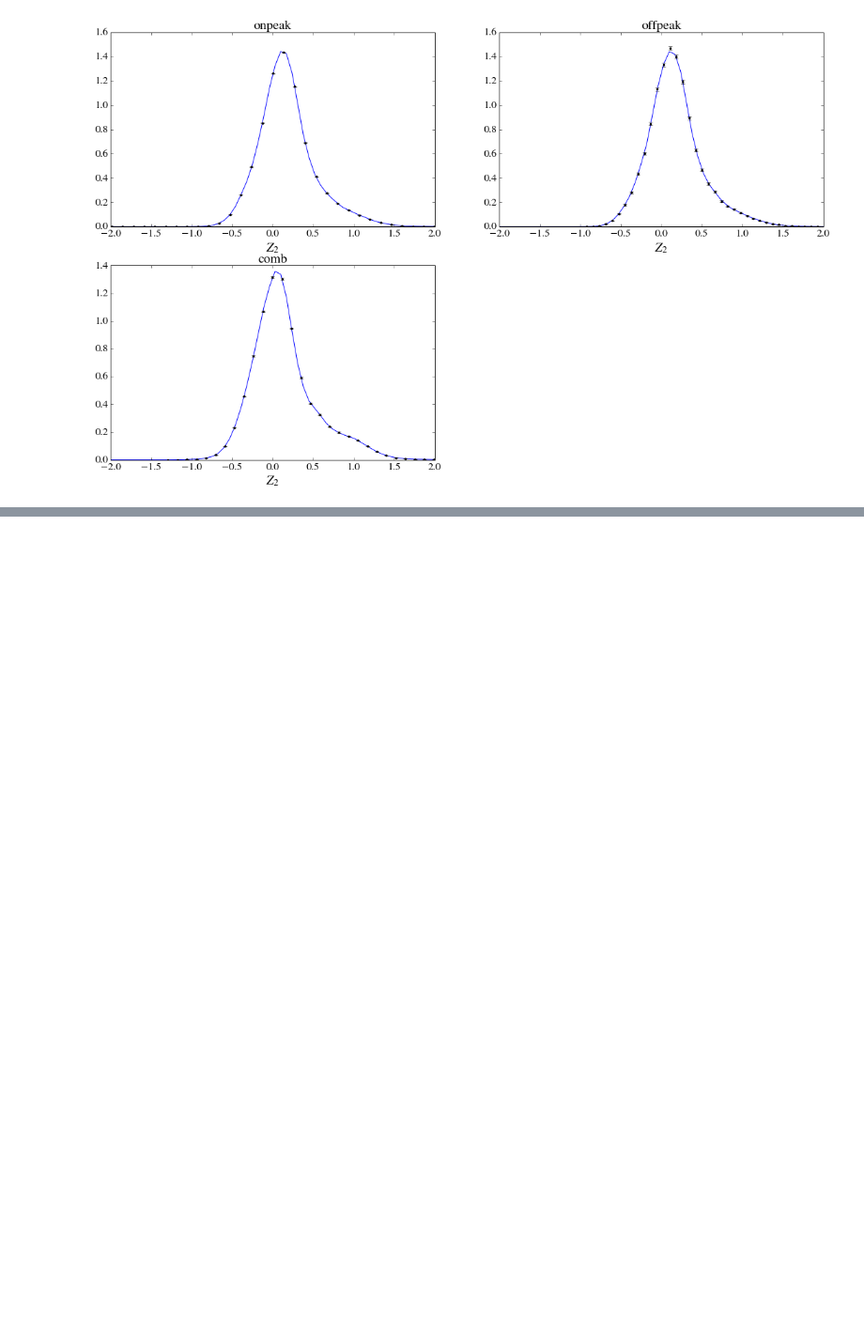
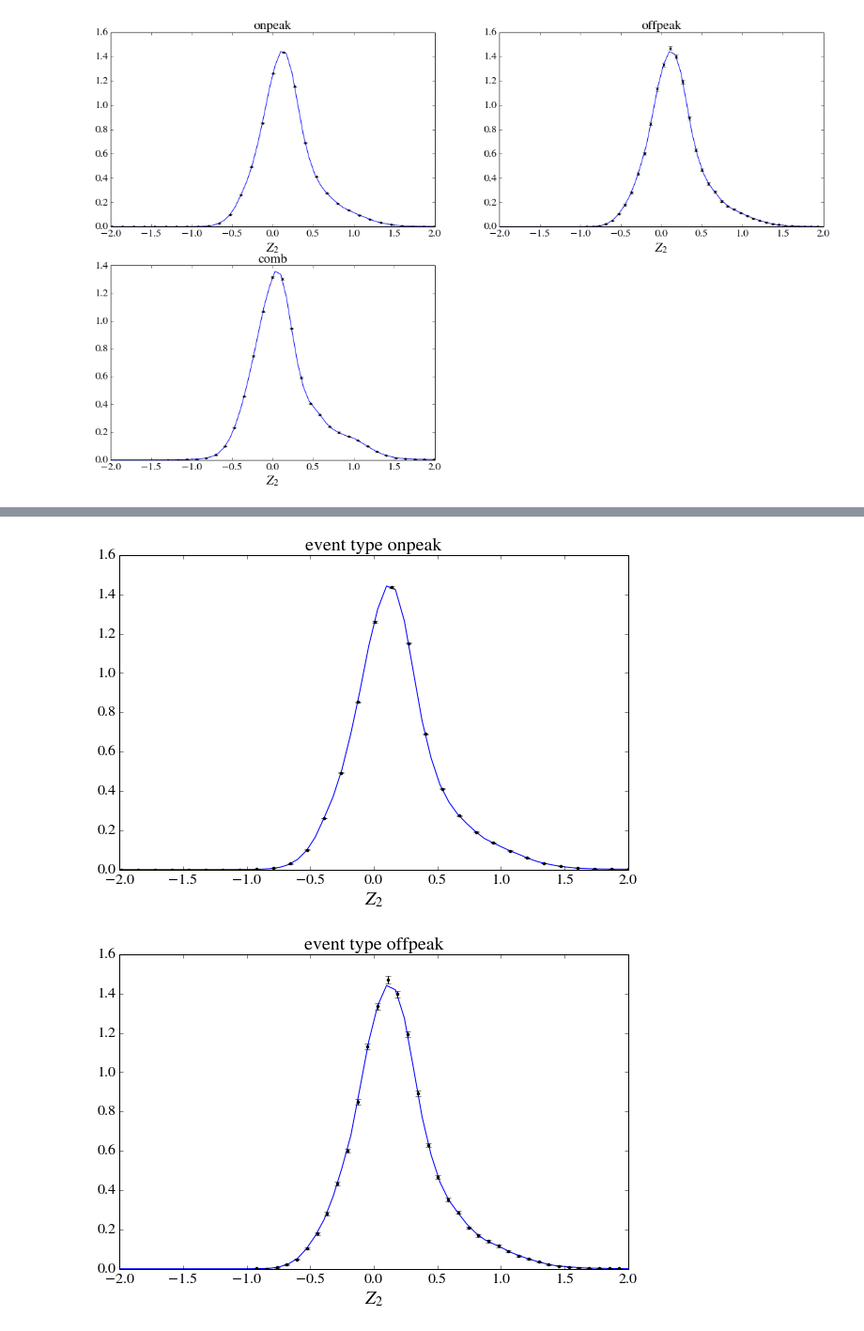
Before and after one commit to jkim-/bdtaunu_reweighting, a Jupyter notebook: sideband_reweight/visualization/individual_components.ipynb, the cells around one changed output, grey strips where cells are left out. Shown at 94% size. Saved outputs shown, nothing was run; the diff lists cells and outputs as text; code cells hidden in the pictures; blank space fills up the shorter version.

```diff
--- a/sideband_reweight/visualization/individual_components.ipynb
+++ b/sideband_reweight/visualization/individual_components.ipynb
@@ -77,0 +100,14 @@ if save_fig: fig.savefig('sideband_kde1dy.pdf')
+# %%
+if save_fig:
+    for i, c in enumerate(evttypes):
+        fig = plt.figure(figsize=(6*1.618,6))
+        arr = np.genfromtxt(training_data_dir+'/'+training_fin_template.format(c))
+        ax = fig.add_subplot(1,1,1)
+        plot_data1d(mpl_data_dir+'/'+kde1dy_fin_template.format(c), ax=ax, xlabel=r'$Z_2$', title='{0}'.format(c))
+        plot_data1d_histogram(arr[:,1], weights=arr[:,2],bins=100,normed=True, ax=ax,
+                              xlabel=r'$Z_2$', title='event type {0}'.format(c));
+        ax.set_xlim(-2,2);
+        fig.savefig(kde1dy_fout_template.format(c))
+# %% [output]
+[figure, added]
+[figure, added]
```
Also changed, not shown: parts of 6 cells of this notebook.
